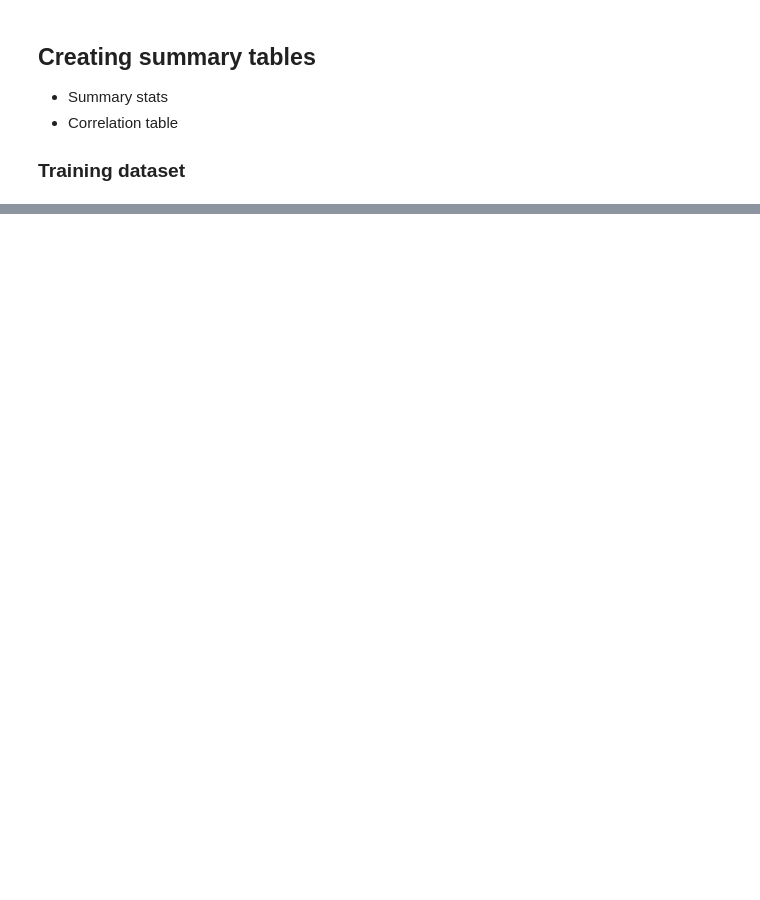
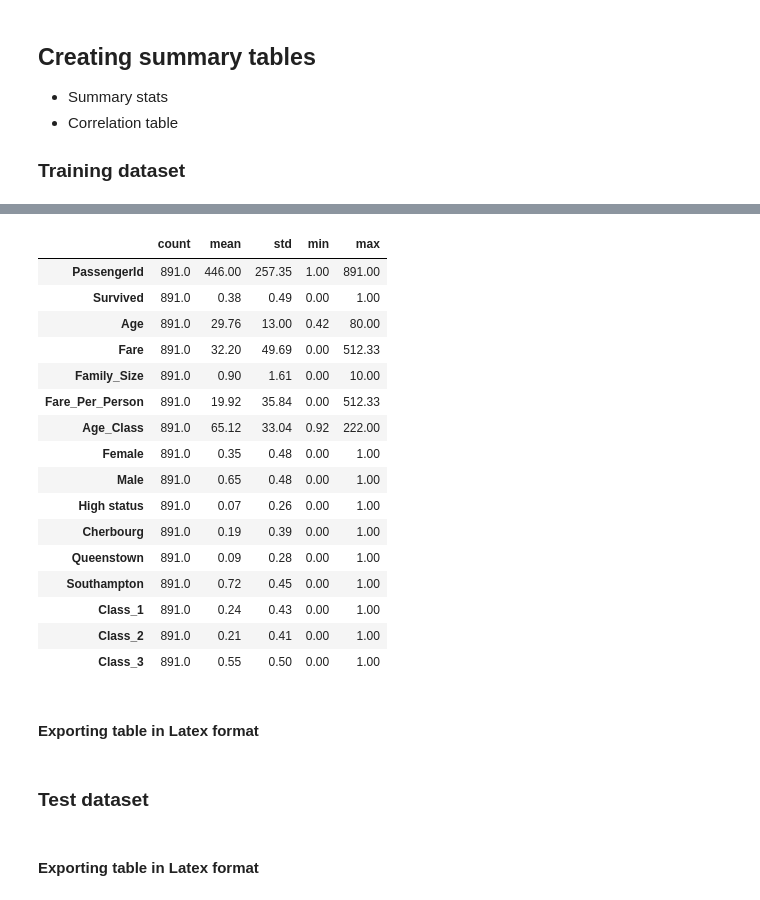
Before and after one commit to GiuliaSolinas/TitanicKaggleML, a Jupyter notebook: code/EDA_Giulia_Solinas.ipynb, the cells around one changed output, grey strips where cells are left out. Drawn from its saved outputs; the diff is of its cells as text; code cells hidden in the pictures; blank space fills up the shorter version.

```diff
--- a/code/EDA_Giulia_Solinas.ipynb
+++ b/code/EDA_Giulia_Solinas.ipynb
@@ -425,0 +488,24 @@ print(df_train.columns.tolist())
+# %%
+# simpified table used for explanatory purposes
+
+np.round(df_train_stats.describe(), 2).T[['count','mean', 'std', 'min', 'max']]
+# %% [output]
+|  | count | mean | std | min | max |
+| PassengerId | 891.0 | 446.00 | 257.35 | 1.00 | 891.00 |
+| Survived | 891.0 | 0.38 | 0.49 | 0.00 | 1.00 |
+| Age | 891.0 | 29.76 | 13.00 | 0.42 | 80.00 |
+| Fare | 891.0 | 32.20 | 49.69 | 0.00 | 512.33 |
+| Family_Size | 891.0 | 0.90 | 1.61 | 0.00 | 10.00 |
+| Fare_Per_Person | 891.0 | 19.92 | 35.84 | 0.00 | 512.33 |
+| Age_Class | 891.0 | 65.12 | 33.04 | 0.92 | 222.00 |
+| Female | 891.0 | 0.35 | 0.48 | 0.00 | 1.00 |
+| Male | 891.0 | 0.65 | 0.48 | 0.00 | 1.00 |
+| High status | 891.0 | 0.07 | 0.26 | 0.00 | 1.00 |
+| Cherbourg | 891.0 | 0.19 | 0.39 | 0.00 | 1.00 |
+| Queenstown | 891.0 | 0.09 | 0.28 | 0.00 | 1.00 |
+| Southampton | 891.0 | 0.72 | 0.45 | 0.00 | 1.00 |
+| Class_1 | 891.0 | 0.24 | 0.43 | 0.00 | 1.00 |
+| Class_2 | 891.0 | 0.21 | 0.41 | 0.00 | 1.00 |
+| Class_3 | 891.0 | 0.55 | 0.50 | 0.00 | 1.00 |
+# %% [markdown]
+#### Exporting table in Latex format
@@ -425,0 +515,2 @@ print(df_train.columns.tolist())
+# %% [markdown]
+### Test dataset
@@ -425,0 +519,2 @@ print(df_train.columns.tolist())
+# %% [markdown]
+#### Exporting table in Latex format
```
Also changed, not shown: parts of 39 cells of this notebook, 1 other file.
